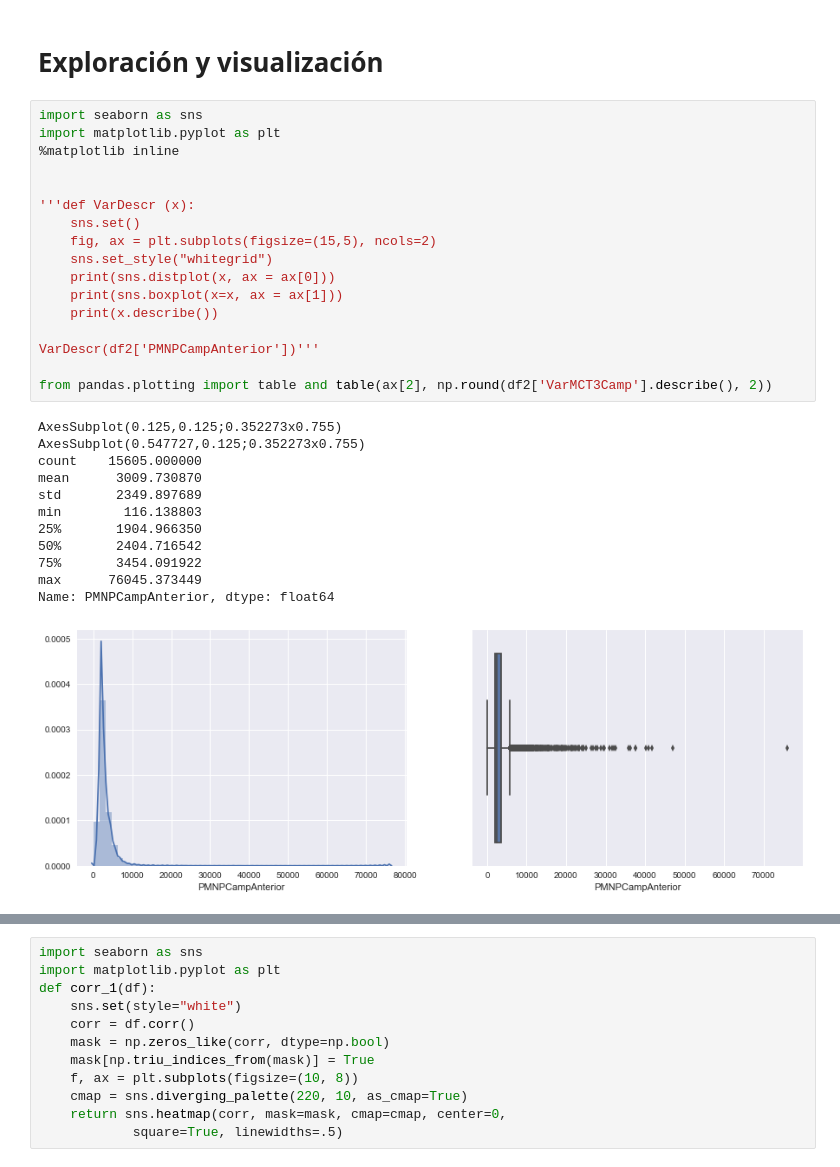
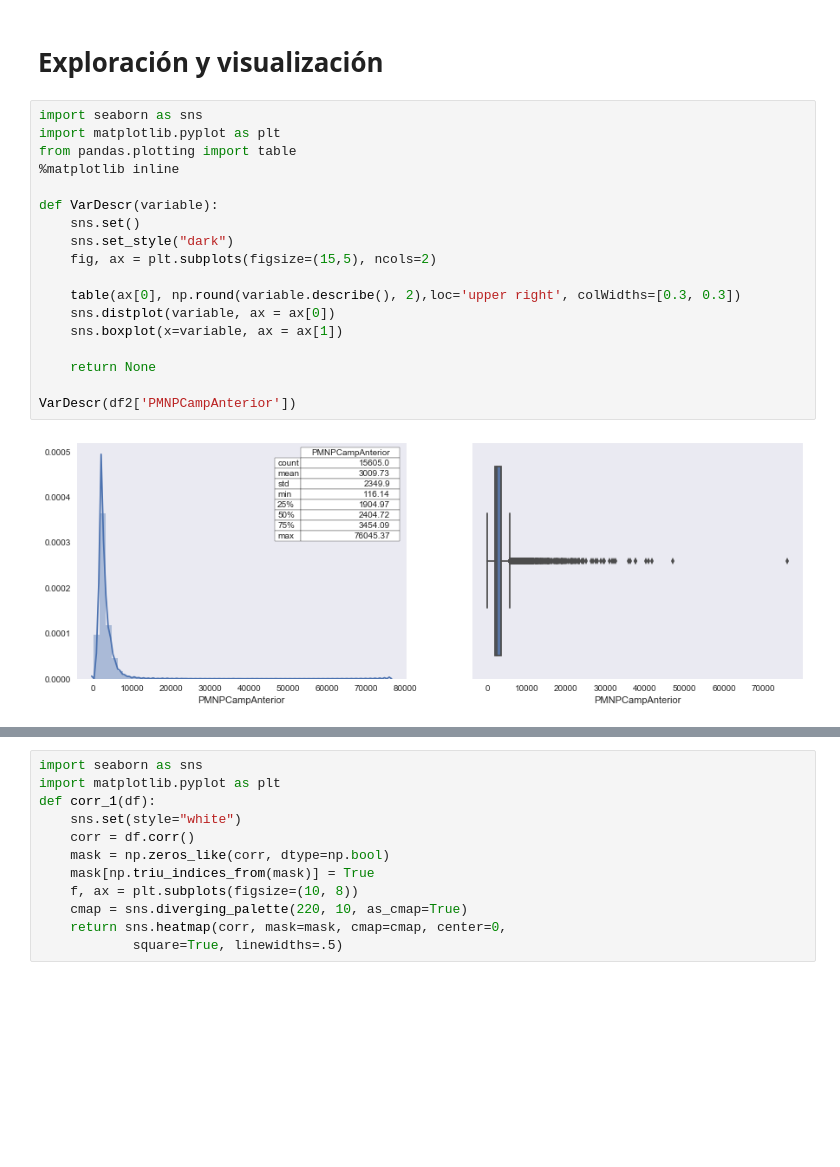
Before and after one commit to carlosfg97/pdp, a Jupyter notebook: ModeloPDP.ipynb, the cells around one changed output, grey strips where cells are left out. Cells and saved outputs as stored; diff of their text form; blank space fills up the shorter version.

```diff
--- a/ModeloPDP.ipynb
+++ b/ModeloPDP.ipynb
@@ -127,30 +121,20 @@ df2.describe()
 # %%
 import seaborn as sns
 import matplotlib.pyplot as plt
+from pandas.plotting import table
 %matplotlib inline
 
+def VarDescr(variable):
+    sns.set()
+    sns.set_style("dark")
+    fig, ax = plt.subplots(figsize=(15,5), ncols=2)
 
-'''def VarDescr (x):
-    sns.set()
-    fig, ax = plt.subplots(figsize=(15,5), ncols=2)
-    sns.set_style("whitegrid")
-    print(sns.distplot(x, ax = ax[0]))
-    print(sns.boxplot(x=x, ax = ax[1]))
-    print(x.describe())
+    table(ax[0], np.round(variable.describe(), 2),loc='upper right', colWidths=[0.3, 0.3])
+    sns.distplot(variable, ax = ax[0])
+    sns.boxplot(x=variable, ax = ax[1])
 
-VarDescr(df2['PMNPCampAnterior'])'''
+    return None
 
-from pandas.plotting import table and table(ax[2], np.round(df2['VarMCT3Camp'].describe(), 2))
+VarDescr(df2['PMNPCampAnterior'])
 # %% [output]
-AxesSubplot(0.125,0.125;0.352273x0.755)
-AxesSubplot(0.547727,0.125;0.352273x0.755)
-count    15605.000000
-mean      3009.730870
-std       2349.897689
-min        116.138803
-25%       1904.966350
-50%       2404.716542
-75%       3454.091922
-max      76045.373449
-Name: PMNPCampAnterior, dtype: float64
-[figure, old version]
+[figure, new version]
```
Also changed, not shown: parts of 8 cells of this notebook.
